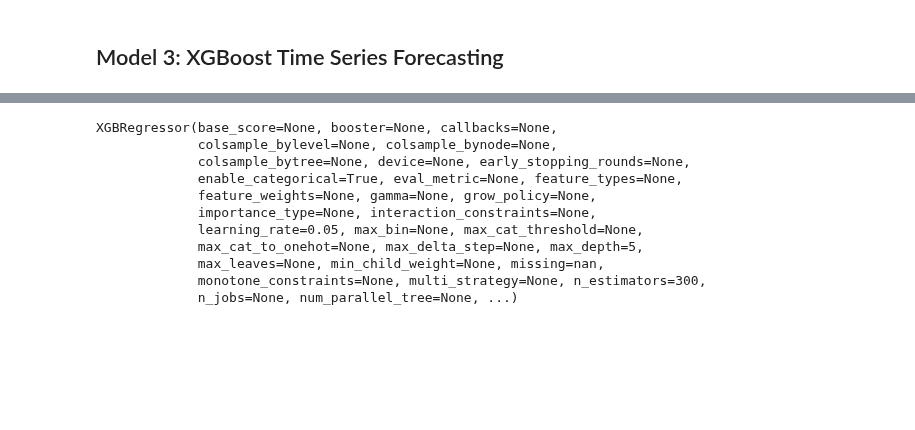
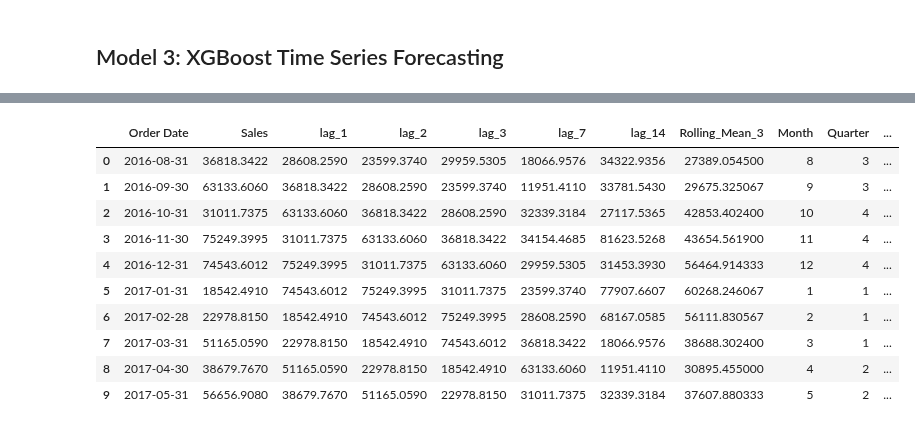
Before and after one commit to opmeenaji81/SalesForecasting_OmprakashMeena, a Jupyter notebook: analysis.ipynb, the cells around one changed output, grey strips where cells are left out. Saved outputs shown, nothing was run; the diff lists cells and outputs as text; code cells hidden in the pictures; blank space fills up the shorter version.

```diff
--- a/analysis.ipynb
+++ b/analysis.ipynb
@@ -1611,0 +1624,33 @@ xgb_df.head()
+# %%
+# calendar features
+
+xgb_df["Month"] = xgb_df["Order Date"].dt.month
+
+xgb_df["Quarter"] = xgb_df["Order Date"].dt.quarter
+
+xgb_df["Year"] = xgb_df["Order Date"].dt.year
+# %%
+# season feature
+
+def season(month):
+
+    if month in [12,1,2]:
+        return 1      # Winter
+
+    elif month in [3,4,5]:
+        return 2      # Summer
+
+    elif month in [6,7,8]:
+        return 3      # Monsoon
+
+    else:
+        return 4      # Autumn
+
+
+xgb_df["Season"] = xgb_df["Month"].apply(season)
+# %%
+# removing missing values
+
+xgb_df = xgb_df.dropna().reset_index(drop=True)
+
+xgb_df.head()
@@ -1612,6 +1664,14 @@ xgb_df.head()
 # %%
-# train test split
-
-train_size = int(len(xgb_df) * 0.8)
-train = xgb_df.iloc[:train_size]
-test = xgb_df.iloc[train_size:]
+xgb_df.head(10)
+# %% [output]
+|  | Order Date | Sales | lag_1 | lag_2 | lag_3 | lag_7 | lag_14 | Rolling_Mean_3 | Month | Quarter | ... |
+| 0 | 2016-08-31 | 36818.3422 | 28608.2590 | 23599.3740 | 29959.5305 | 18066.9576 | 34322.9356 | 27389.054500 | 8 | 3 | ... |
+| 1 | 2016-09-30 | 63133.6060 | 36818.3422 | 28608.2590 | 23599.3740 | 11951.4110 | 33781.5430 | 29675.325067 | 9 | 3 | ... |
+| 2 | 2016-10-31 | 31011.7375 | 63133.6060 | 36818.3422 | 28608.2590 | 32339.3184 | 27117.5365 | 42853.402400 | 10 | 4 | ... |
+| 3 | 2016-11-30 | 75249.3995 | 31011.7375 | 63133.6060 | 36818.3422 | 34154.4685 | 81623.5268 | 43654.561900 | 11 | 4 | ... |
+| 4 | 2016-12-31 | 74543.6012 | 75249.3995 | 31011.7375 | 63133.6060 | 29959.5305 | 31453.3930 | 56464.914333 | 12 | 4 | ... |
+| 5 | 2017-01-31 | 18542.4910 | 74543.6012 | 75249.3995 | 31011.7375 | 23599.3740 | 77907.6607 | 60268.246067 | 1 | 1 | ... |
+| 6 | 2017-02-28 | 22978.8150 | 18542.4910 | 74543.6012 | 75249.3995 | 28608.2590 | 68167.0585 | 56111.830567 | 2 | 1 | ... |
+| 7 | 2017-03-31 | 51165.0590 | 22978.8150 | 18542.4910 | 74543.6012 | 36818.3422 | 18066.9576 | 38688.302400 | 3 | 1 | ... |
+| 8 | 2017-04-30 | 38679.7670 | 51165.0590 | 22978.8150 | 18542.4910 | 63133.6060 | 11951.4110 | 30895.455000 | 4 | 2 | ... |
+| 9 | 2017-05-31 | 56656.9080 | 38679.7670 | 51165.0590 | 22978.8150 | 31011.7375 | 32339.3184 | 37607.880333 | 5 | 2 | ... |
@@ -1626,23 +1677,0 @@ y_test = test['Sales']
-# %%
-# model training
-
-xgb_model = XGBRegressor(
-    objective = 'reg:squarederror',
-    n_estimators = 300,
-    learning_rate = 0.05,
-    max_depth = 5,
-    random_state = 42
-)
-xgb_model.fit(X_train, y_train)
-# %% [output]
-XGBRegressor(base_score=None, booster=None, callbacks=None,
-             colsample_bylevel=None, colsample_bynode=None,
-             colsample_bytree=None, device=None, early_stopping_rounds=None,
-             enable_categorical=True, eval_metric=None, feature_types=None,
-             feature_weights=None, gamma=None, grow_policy=None,
-             importance_type=None, interaction_constraints=None,
-             learning_rate=0.05, max_bin=None, max_cat_threshold=None,
-             max_cat_to_onehot=None, max_delta_step=None, max_depth=5,
-             max_leaves=None, min_child_weight=None, missing=nan,
-             monotone_constraints=None, multi_strategy=None, n_estimators=300,
-             n_jobs=None, num_parallel_tree=None, ...)
```
Also changed, not shown: parts of 28 cells of this notebook.
